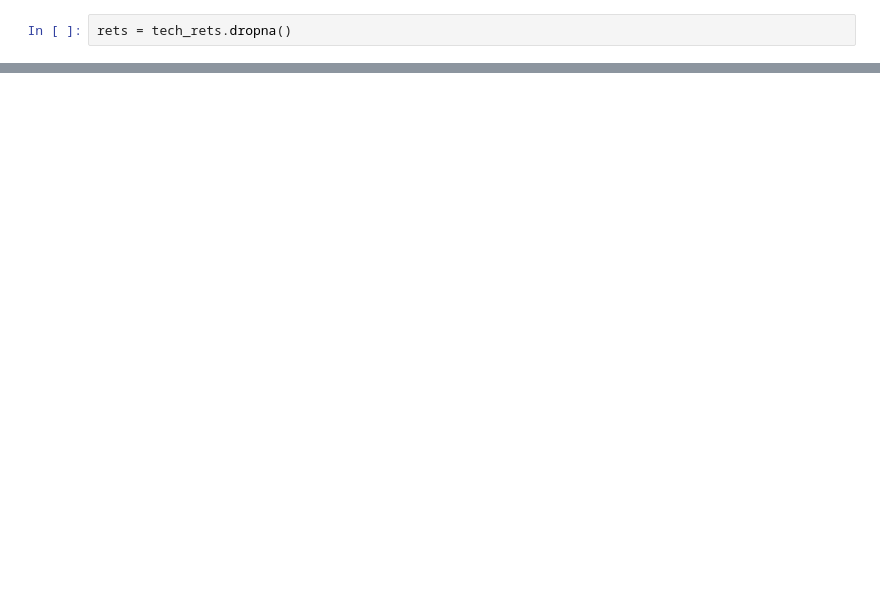
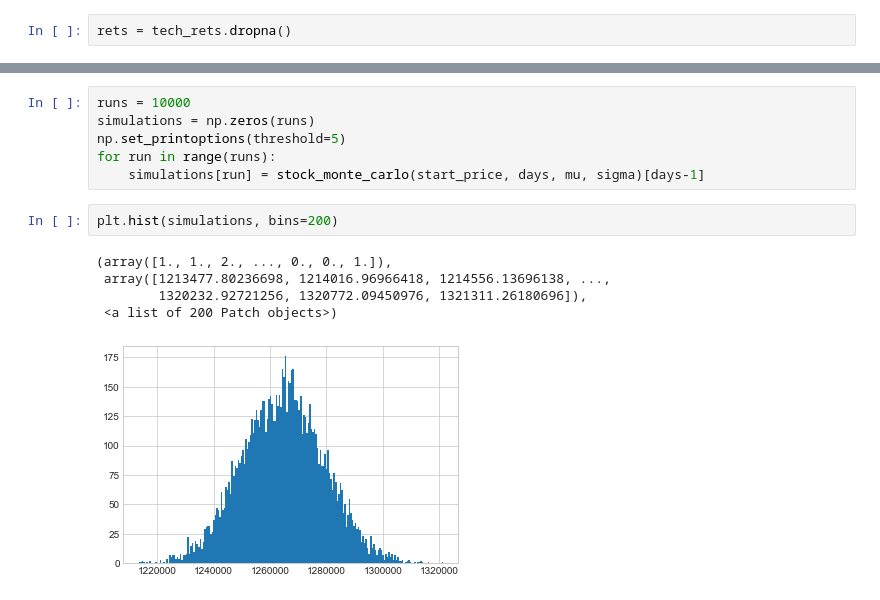
Before and after one commit to ymmy02/Udemy-Python-Data-Science, a Jupyter notebook: stock.ipynb, the cells around one changed output, grey strips where cells are left out. Cells and saved outputs as stored; diff of their text form; blank space fills up the shorter version.

```diff
--- a/stock.ipynb
+++ b/stock.ipynb
@@ -260,0 +283,14 @@ plt.title('Monte Carlo Analysis')
+# %%
+runs = 10000
+simulations = np.zeros(runs)
+np.set_printoptions(threshold=5)
+for run in range(runs):
+    simulations[run] = stock_monte_carlo(start_price, days, mu, sigma)[days-1]
+# %%
+plt.hist(simulations, bins=200)
+# %% [output]
+(array([1., 1., 2., ..., 0., 0., 1.]),
+ array([1213477.80236698, 1214016.96966418, 1214556.13696138, ...,
+        1320232.92721256, 1320772.09450976, 1321311.26180696]),
+ <a list of 200 Patch objects>)
+[figure, added]
```
Also changed, not shown: parts of 29 cells of this notebook.
